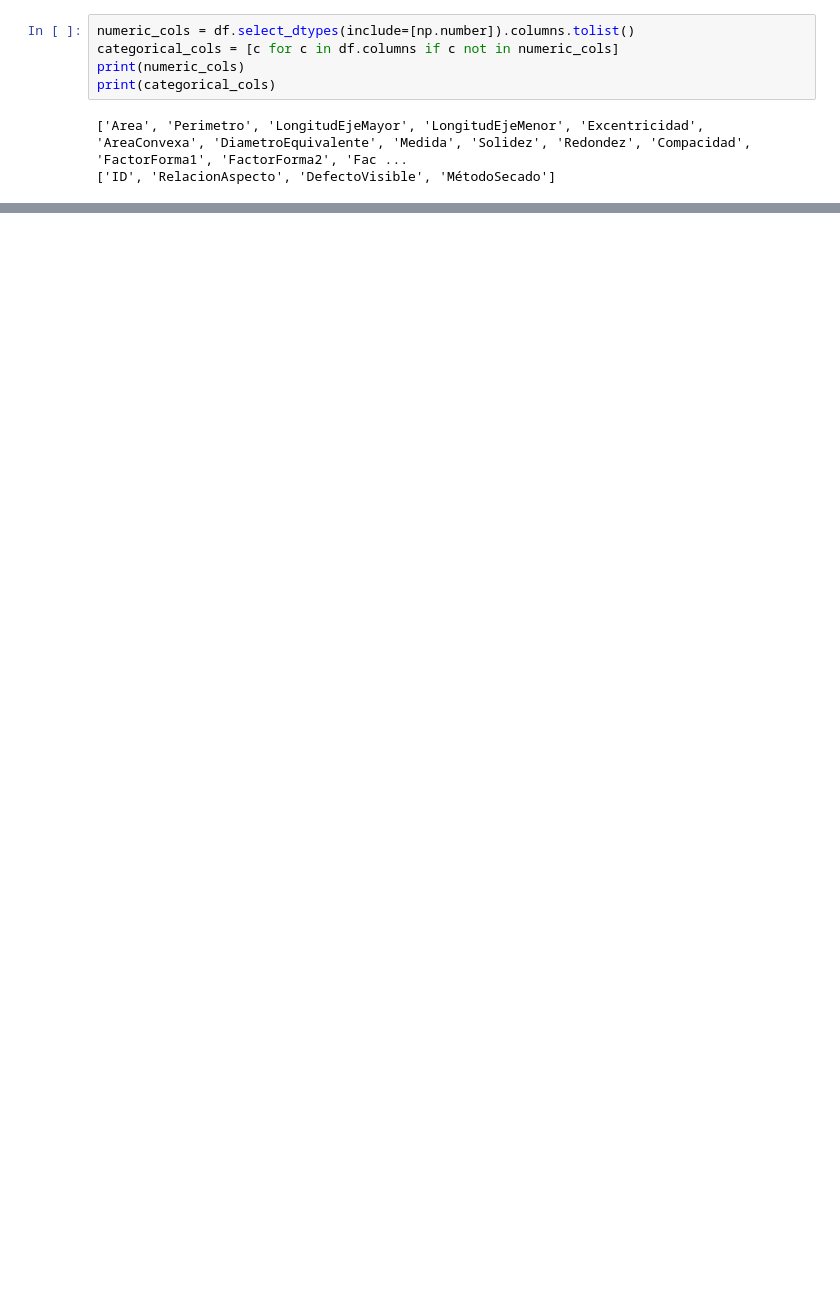
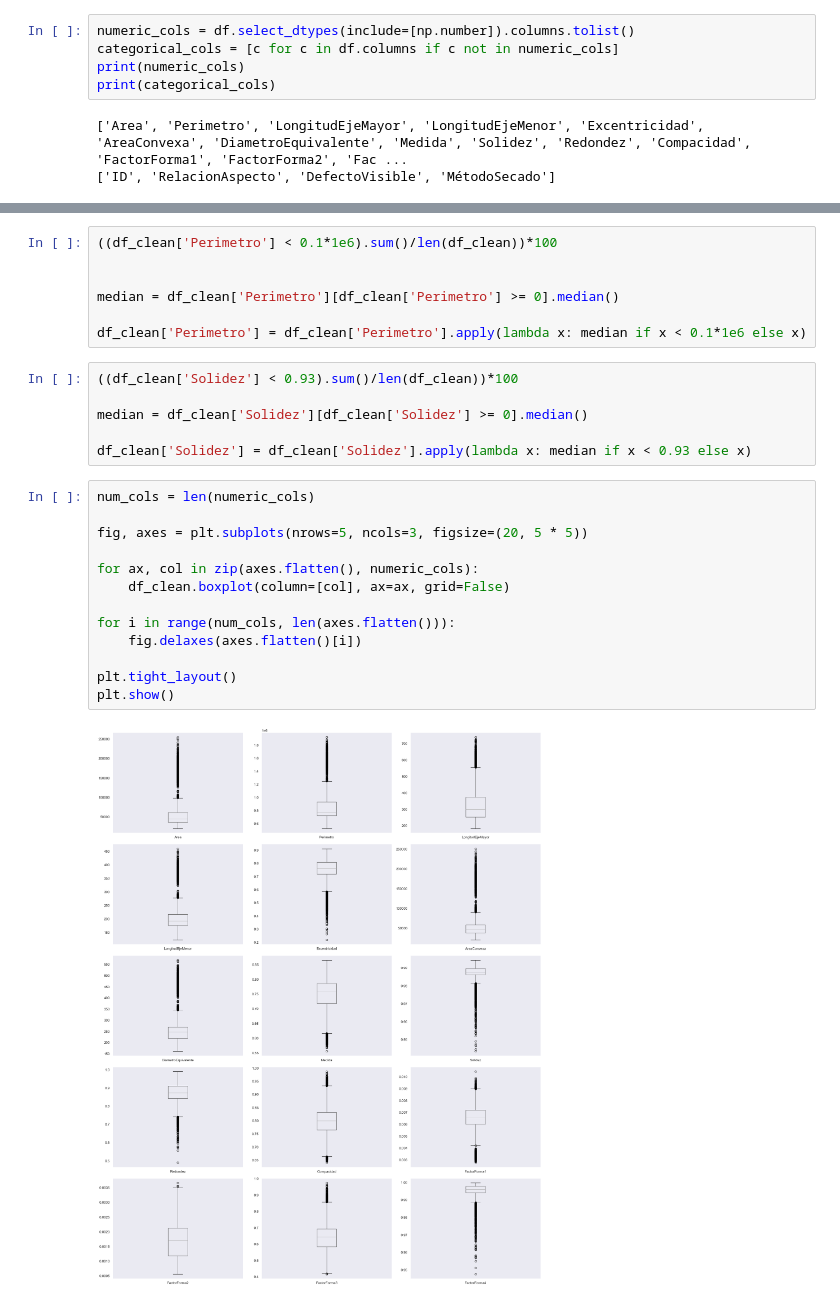
Before and after one commit to BILabsAndProjects/Lab2-Senecafe, a Jupyter notebook: Laboratorio2.ipynb, the cells around one changed output, grey strips where cells are left out. Cells and saved outputs as stored; diff of their text form; blank space fills up the shorter version.

```diff
--- a/Laboratorio2.ipynb
+++ b/Laboratorio2.ipynb
@@ -202,0 +398,28 @@ Name: count, dtype: int64
+# %%
+((df_clean['Perimetro'] < 0.1*1e6).sum()/len(df_clean))*100
+
+
+median = df_clean['Perimetro'][df_clean['Perimetro'] >= 0].median()
+
+df_clean['Perimetro'] = df_clean['Perimetro'].apply(lambda x: median if x < 0.1*1e6 else x)
+# %%
+((df_clean['Solidez'] < 0.93).sum()/len(df_clean))*100
+
+median = df_clean['Solidez'][df_clean['Solidez'] >= 0].median()
+
+df_clean['Solidez'] = df_clean['Solidez'].apply(lambda x: median if x < 0.93 else x)
+# %%
+num_cols = len(numeric_cols)
+
+fig, axes = plt.subplots(nrows=5, ncols=3, figsize=(20, 5 * 5))
+
+for ax, col in zip(axes.flatten(), numeric_cols):
+    df_clean.boxplot(column=[col], ax=ax, grid=False)
+
+for i in range(num_cols, len(axes.flatten())):
+    fig.delaxes(axes.flatten()[i])
+
+plt.tight_layout()
+plt.show()
+# %% [output]
+[figure, added]
```
Also changed, not shown: parts of 60 cells of this notebook.
